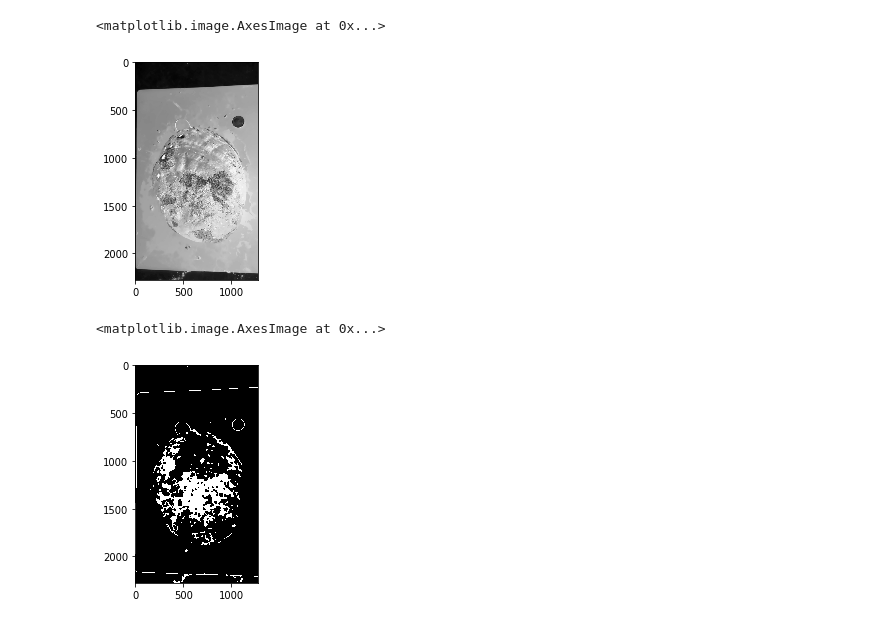
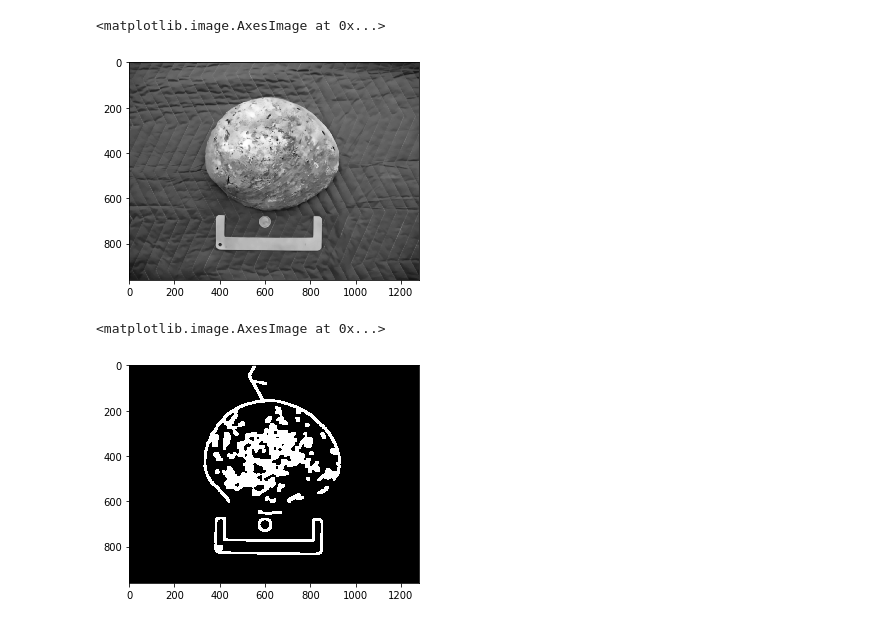
Before and after one commit to mcclintock-lab/ocean-ruler-python, a Jupyter notebook: AbaloneTester.ipynb, the cells around one changed output. Drawn from its saved outputs; the diff is of its cells as text; code cells hidden in the pictures.

```diff
--- a/AbaloneTester.ipynb
+++ b/AbaloneTester.ipynb
@@ -14,11 +14,11 @@ abalone_template_contour, small_abalone_template_contour, quarter_template_conto
 # %%
 is_deployed = False
 # %%
-#imageName = "blue_bkground_data/2016-08-01 17_44_32.1A.jpg"
+imageName = "blue_bkground_data/2016-08-01 17_44_32.1A.jpg"
 #imageName = "color_bkground_data/IMG_5709.JPG"
 #imageName = "may_2017_data/IMG_7.01.JPG"
 #imageName = "617_data/FrankPhotos/Glass_Beach_Memorial_Day_ - 1003_214.jpg"
-imageName = "new_color_bkground_data/blue/Eric 12.jpg"
+#imageName = "new_color_bkground_data/blue/Eric 12.jpg"
 showResults=True
 # %%
 image_full = cv2.imread(imageName, cv2.IMREAD_COLOR)
@@ -58,7 +57,7 @@ first_pass=False
 is_small=False
 use_adaptive=False
 input_image = rescaled_image.copy()
-input_image = rescaled_image.copy()
 color_image, threshold_bw, color_img, mid_row = ci.get_image_with_color_mask(input_image, thresh_val,
     blur_window, False, first_pass, is_ruler, use_adaptive)
+plot.imshow(threshold_bw)
 # %% [output]
@@ -67,13 +68,13 @@ H:73.5, S:95.0, V:195.5
 # %%
-copied = rescaled_image.copy()
+copied = input_image.copy()
 denoised = cv2.fastNlMeansDenoisingColored(copied,None,10,10,7,21)
 
 gray = cv2.cvtColor(denoised, cv2.COLOR_BGR2GRAY)
 blur = cv2.GaussianBlur(gray, (5,5),0)
-plot.imshow(blur, cmap=plot.cm.binary)
+plot.imshow(blur, cmap='gray')
 # %% [output]
 <matplotlib.image.AxesImage at 0x...>
-[figure, old version]
+[figure, new version]
 # %%
 
 if is_white_or_gray:
@@ -82,20 +83,21 @@ else:
     lower_bound = 20
 
 edged_img = cv2.Canny(blur, lower_bound, 250,7)
+
 dilate_kernel = cv2.getStructuringElement(cv2.MORPH_ELLIPSE,(11,11))
 erode_kernel = cv2.getStructuringElement(cv2.MORPH_RECT,(5,5))
 kernel = np.ones((3,3), np.uint8)
 
 edged_img = cv2.dilate(edged_img, kernel, iterations=4)
+edged_img = cv2.morphologyEx(edged_img, cv2.MORPH_CLOSE, dilate_kernel)
 
-edged_img = cv2.morphologyEx(edged_img, cv2.MORPH_CLOSE, dilate_kernel)
-#edged_img = cv2.morphologyEx(edged_img, cv2.MORPH_OPEN, erode_kernel)
 
 #check this - seems like dark on white needs a cleanup, color needs an thickening
 if is_white_or_gray:
     edged_img = cv2.erode(edged_img, erode_kernel, iterations=1)
 else:
-    edged_img = cv2.dilate(edged_img, kernel, iterations=2)
+
+    edged_img = cv2.dilate(edged_img, kernel, iterations=1)
 
 #do this if edges are continuos and huge
 #erode_kernel = cv2.getStructuringElement(cv2.MORPH_ELLIPSE,(9,9))
@@ -106,4 +108,4 @@ else:
 plot.imshow(edged_img, cmap='gray')
 # %% [output]
 <matplotlib.image.AxesImage at 0x...>
-[figure, old version]
+[figure, new version]
```
Also changed, not shown: parts of 8 cells of this notebook, 1 other file.
